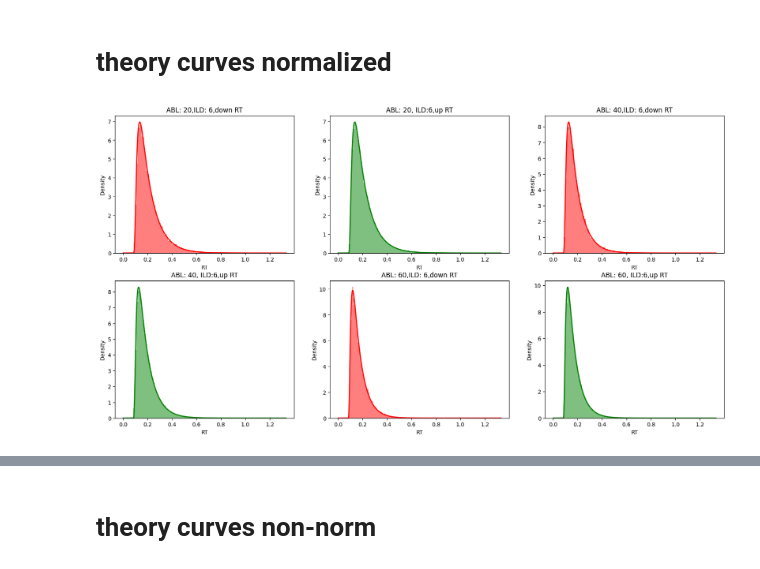
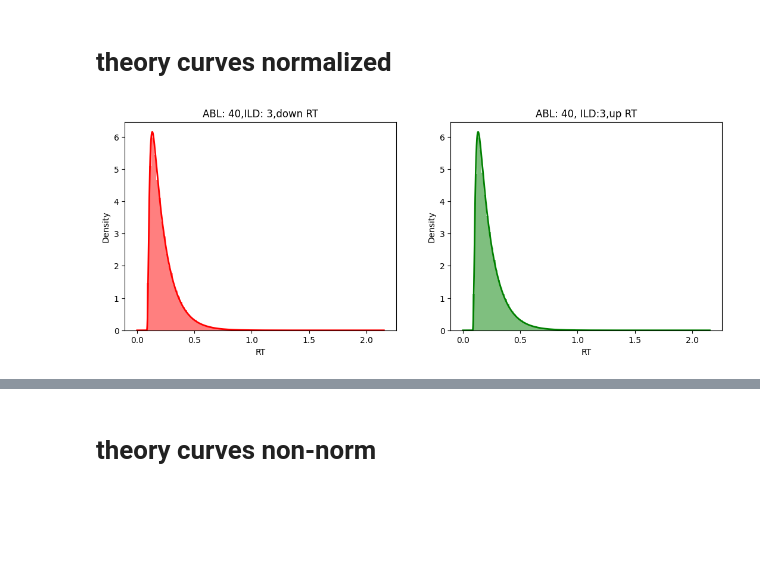
Before and after one commit to rakaar/ddm_codes, a Jupyter notebook: action_init_ddm/tied_model_fitting.ipynb, the cells around one changed output, grey strips where cells are left out. Cells and saved outputs as stored; diff of their text form; code cells hidden in the pictures; blank space fills up the shorter version.

```diff
--- a/action_init_ddm/tied_model_fitting.ipynb
+++ b/action_init_ddm/tied_model_fitting.ipynb
@@ -9,8 +11,10 @@ from scipy.integrate import quad
 # Params
 # %%
 # Stim params
-ILD_arr = [-6, -3, 0, 3, 6]
-ABL_arr = [20, 40, 60]
+# ILD_arr = [-6, -3, 0, 3, 6]
+# ABL_arr = [20, 40, 60]
+ILD_arr = [3]
+ABL_arr = [40]
 
 # Model params
 rate_lambda = 0.076
@@ -19,7 +23,7 @@ T_0 = 0.19*(1e-3)
 t_non_decision = 78e-3
 
 # sim params
-N_sim = int(1e5)
+N_sim = int(1e6)
 dt = 1e-4
 
 # fitting params
@@ -40,11 +44,3 @@ choices_by_ABL = {}; RTs_by_ABL = {}
 for ABL in ABLs_unique:
     choices_by_ABL[ABL] = choice_arr[ABL_arr == ABL]
     RTs_by_ABL[ABL] = RT_arr[ABL_arr == ABL]
-# %%
-plt.figure(figsize=(15,5))
-for i in range(1,len(ABLs_unique)+1):
-    plt.subplot(1, len(ABLs_unique), i)
-    plt.hist(RTs_by_ABL[ABLs_unique[i-1]], bins=200, color='b', alpha=0.5, density=True)
-    plt.title(f'ABL: {ABLs_unique[i-1]}, ILD: {ILD}')
-    plt.xlabel('RT'); plt.ylabel('Density');
-    plt.xlim([0, 0.8])
@@ -56,38 +50,38 @@ for i in range(1,len(ABLs_unique)+1):
 # theory curves normalized
 # %%
 t_pts = np.linspace(0.0001, max(RT_arr), 10000)
-
+ILD = ILD_arr[0]
 plt.figure(figsize=(20,10))
 fig_num = 1
 for i in range(len(ABLs_unique)):
     ABL_i = ABLs_unique[i]
     choices_ABL_i = choices_by_ABL[ABL_i]
     RTs_ABL_i = RTs_by_ABL[ABL_i]
 
     choices_down_ABL_i_idx = np.where(choices_ABL_i == -1)[0]
     RTs_down_ABL_i = RTs_ABL_i[choices_down_ABL_i_idx]
 
     choices_up_ABL_i_idx = np.where(choices_ABL_i == 1)[0]
     RTs_up_ABL_i = RTs_ABL_i[choices_up_ABL_i_idx]
     PDF_RT_ABL_i_down = [rho_E_minus_small_t_NORM_TIED_fn(t, ILD, ABL_i, rate_lambda, theta_E, T_0, t_non_decision, K_max) for t in t_pts]
     integral_norm_term = np.array(quad(rho_E_minus_small_t_NORM_TIED_fn, 0, np.inf, args=(ILD, ABL_i, rate_lambda, theta_E, T_0, t_non_decision, K_max))[0])
 
     PDF_RT_ABL_i_down_norm = PDF_RT_ABL_i_down/integral_norm_term
 
     PDF_RT_ABL_i_up = [rho_E_minus_small_t_NORM_TIED_fn(t, ILD, ABL_i, rate_lambda, -theta_E, T_0, t_non_decision, K_max) for t in t_pts]
     integral_norm_term = np.array(quad(rho_E_minus_small_t_NORM_TIED_fn, 0, np.inf, args=(ILD, ABL_i, rate_lambda, -theta_E, T_0, t_non_decision, K_max))[0])
     PDF_RT_ABL_i_up_norm = PDF_RT_ABL_i_up/integral_norm_term
 
     plt.subplot(2,3,fig_num)
     plt.hist(RTs_down_ABL_i, bins=100, color='r', alpha=0.5, density=True);
     plt.plot(t_pts, PDF_RT_ABL_i_down_norm, color='r', linewidth=2);
     plt.title(f'ABL: {ABL_i},ILD: {ILD},down RT'); plt.xlabel('RT'); plt.ylabel('Density');
     fig_num += 1
 
     plt.subplot(2,3,fig_num)
     plt.hist(RTs_up_ABL_i, bins=100, color='g', alpha=0.5, density=True);
     plt.plot(t_pts, PDF_RT_ABL_i_up_norm, color='g', linewidth=2);
     plt.title(f'ABL: {ABL_i}, ILD:{ILD},up RT'); plt.xlabel('RT'); plt.ylabel('Density');
     fig_num += 1
 # %% [output]
-[figure, old version]
+[figure, new version]
```
Also changed, not shown: parts of 7 cells of this notebook, 4 other files.
